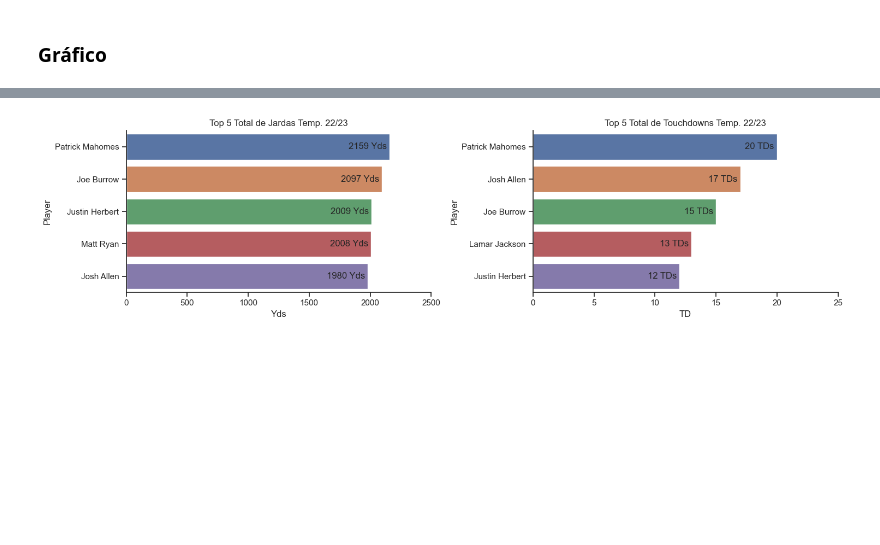
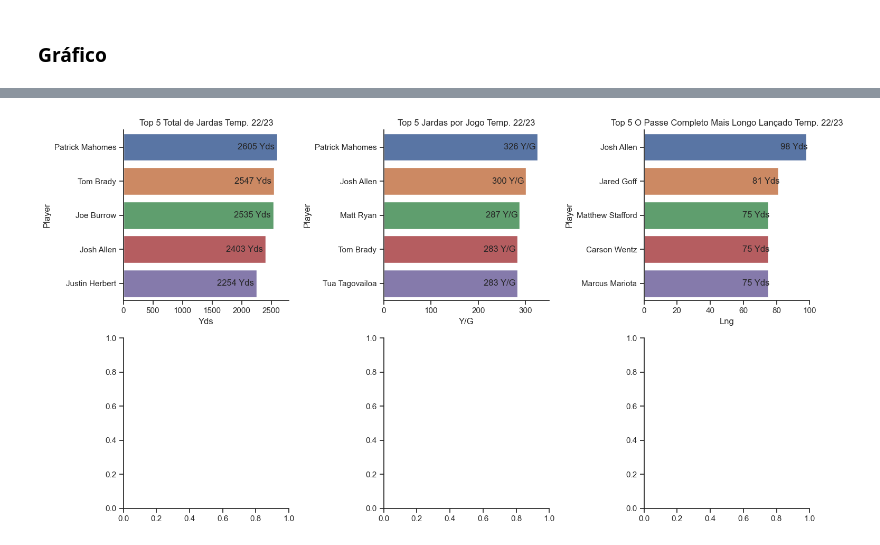
Before and after one commit to Prog-LucasAlves/AED_NFL, a Jupyter notebook: Analysis/Passing/Passing_Player.ipynb, the cells around one changed output, grey strips where cells are left out. Drawn from its saved outputs; the diff is of its cells as text; code cells hidden in the pictures; blank space fills up the shorter version.

```diff
--- a/Analysis/Passing/Passing_Player.ipynb
+++ b/Analysis/Passing/Passing_Player.ipynb
@@ -173,0 +158,7 @@ df_dados_yds
+# %%
+# Total de Jardas por jogador x Temporada(Ano) 2010 ate Temporada atual(2022)
+yds = data.groupby(['Year','Player'])['Yds'].sum().to_frame()
+yds = yds.reset_index()
+f = yds[(yds['Yds'] >= 1000) & (yds['Year'] >= 2018)]
+
+f.hvplot.bar('Year', groupby=['Player'], width=800, dynamic=False, xlabel='Ano')
@@ -176,9 +171,9 @@ df_dados_yds
 temp = 2022
 
 # Filtrando na base de dados pela temporada e salvando em um novo DataFrame
-data_tem = data[(data['Year'] == temp) & (data['Cmp'] >= 50)]
+data_tem = data[(data['Year'] == temp) & (data['Cmp'] >= 100)]
 
 # Visualizando
-data_tem.tail(30)
+data_tem.tail()
 # %% [output]
 |  | Player | Tm | Age | Pos | G | GS | Cmp | Att | Cmp% | Yds | TD | ... |
@@ -241,20 +185,72 @@ print('-----')
 # %%
+# Selecionando Variáveis
+# Top 5 jardas
+data_yds = data_tem[['Player', 'Yds']].sort_values(by='Yds', ascending=False).head(5)
+
+# Top 5 jardas por jogo
+data_game = data_tem[['Player', 'Y/G']].sort_values(by='Y/G', ascending=False).head(5)
+
+# Top 5 Passe completo mais Longo
+data_lng = data_tem[['Player', 'Lng']].sort_values(by='Lng', ascending=False).head(5)
+
+# Top 5 passes completos
+#data_att = data_tem[['']]
+
+# Top 5 Passes completos %
+data_cmp = data_tem[['Player', 'Att', 'Cmp', 'Cmp%']].sort_values(by='Cmp%', ascending=False).head(5)
+
+# Top 5 Interceptações
+data_int = data_tem[['Player', 'Int']].sort_values(by='Int', ascending=False).head(5)
+
 # Configuração dos gráficos
-figura1, (ax100, ax101) = plt.subplots(1, 2, figsize=(15,4))
+figura1, ((ax100, ax101, ax102), (ax103, ax104, ax105)) = plt.subplots(2, 3, figsize=(15,8))
 custom_params = {"axes.spines.right": False, "axes.spines.top": False}
 sns.set_theme(style="ticks", rc=custom_params)
 
 # Primeiro bloco de gráficos
+#1.1
 sns.barplot(x=data_yds['Yds'], y=data_yds['Player'], ax=ax100, data=data_yds)
 ax100.bar_label(ax100.containers[0], fmt=f'%.0f Yds', padding=-54)
 ax100.set_title(f'Top 5 Total de Jardas Temp. 22/23')
-ax100.set_xlim(right=2500)
+ax100.set_xlim(right=2800)
 
+#1.2
+sns.barplot(x=data_game['Y/G'], y=data_game['Player'], ax=ax101, data=data_game)
+ax101.bar_label(ax101.containers[0], fmt=f'%.0f Y/G', padding=-46)
+ax101.set_title(f'Top 5 Jardas por Jogo Temp. 22/23')
+ax101.set_xlim(right=350)
+
+#1.3
+sns.barplot(x=data_lng['Lng'], y=data_lng['Player'], ax=ax102, data=data_lng)
+ax102.bar_label(ax102.containers[0], fmt=f'%.0f Yds', padding=-35)
+ax102.set_title(f'Top 5 O Passe Completo Mais Longo Lançado Temp. 22/23')
+ax102.set_xlim(right=100)
+
+"""
+#1.2
 sns.barplot(x=data_tds['TD'], y=data_tds['Player'], ax=ax101, data=data_tds)
 ax101.bar_label(ax101.containers[0], fmt=f'%.0f TDs', padding=-42)
 ax101.set_title(f'Top 5 Total de Touchdowns Temp. 22/23')
 ax101.set_xlim(left=0, right=25)
+"""
+
+#2.1
+
+"""
+sns.barplot(x=data_cmp['Cmp%'], y=data_cmp['Player'], ax=ax102, data=data_cmp)
+ax102.bar_label(ax102.containers[0], fmt=f'%.2f%%', padding=-48)
+#labels=[f'%.2f' % e for e in data_cmp['Cmp%']]
+#labels=[f"{height:.0%}"]
+ax102.set_title(f'\nTop 5 Porcentagem de Passes Completos (Acima de 100 passes) Temp. 22/23')
+ax102.set_xlim(right=85)
+
+#2.2
+sns.barplot(x=data_int['Int'], y=data_int['Player'], ax=ax103, data=data_int)
+ax103.bar_label(ax103.containers[0], fmt=f'%.0f Int', padding=-30)
+ax103.set_title(f'\nTop 5 Total Interceptações Temp. 22/23')
+ax103.set_xlim(left=0, right=10)
+"""
 
 figura1.tight_layout()
 # %% [output]
-[figure, old version]
+[figure, new version]
```
Also changed, not shown: parts of 13 cells of this notebook, 3 other files.
